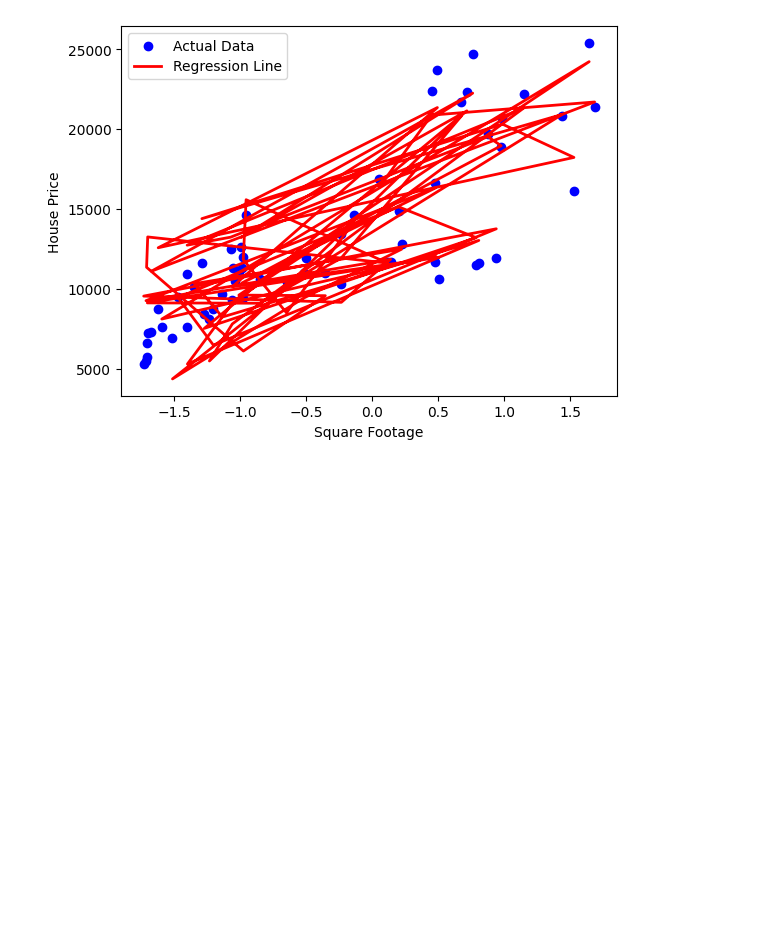
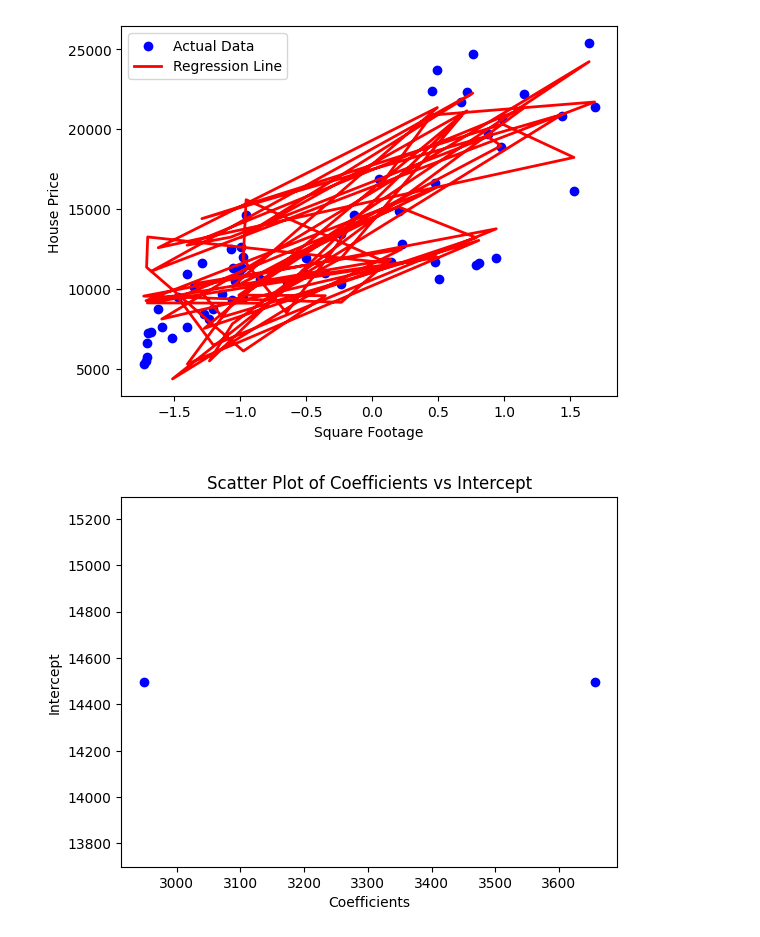
Before and after one commit to manojkumar211/ML-Sales, a Jupyter notebook: experiments/EXproject.ipynb, the cells around one changed output. Cells and saved outputs as stored; diff of their text form; code cells hidden in the pictures; blank space fills up the shorter version.

```diff
--- a/experiments/EXproject.ipynb
+++ b/experiments/EXproject.ipynb
@@ -1423,3 +1423,14 @@ plt.legend()
 plt.show()
 # %% [output]
 [figure]
+# %%
+plt.scatter(LR_model.coef_, [LR_model.intercept_] * len(LR_model.coef_), color='blue')
+
+# Labels
+plt.xlabel("Coefficients")
+plt.ylabel("Intercept")
+plt.title("Scatter Plot of Coefficients vs Intercept")
+
+plt.show()
+# %% [output]
+[figure, added]
```
